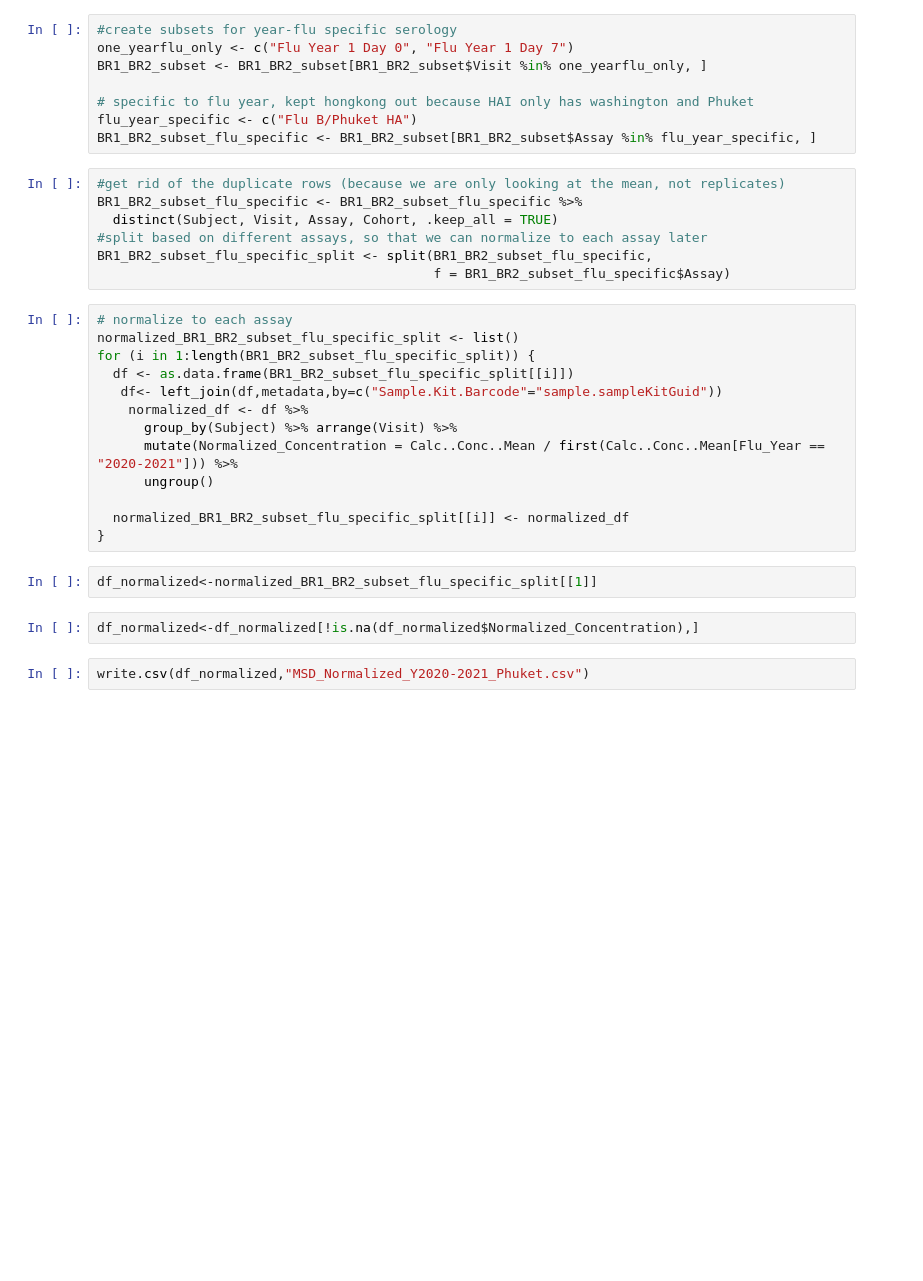
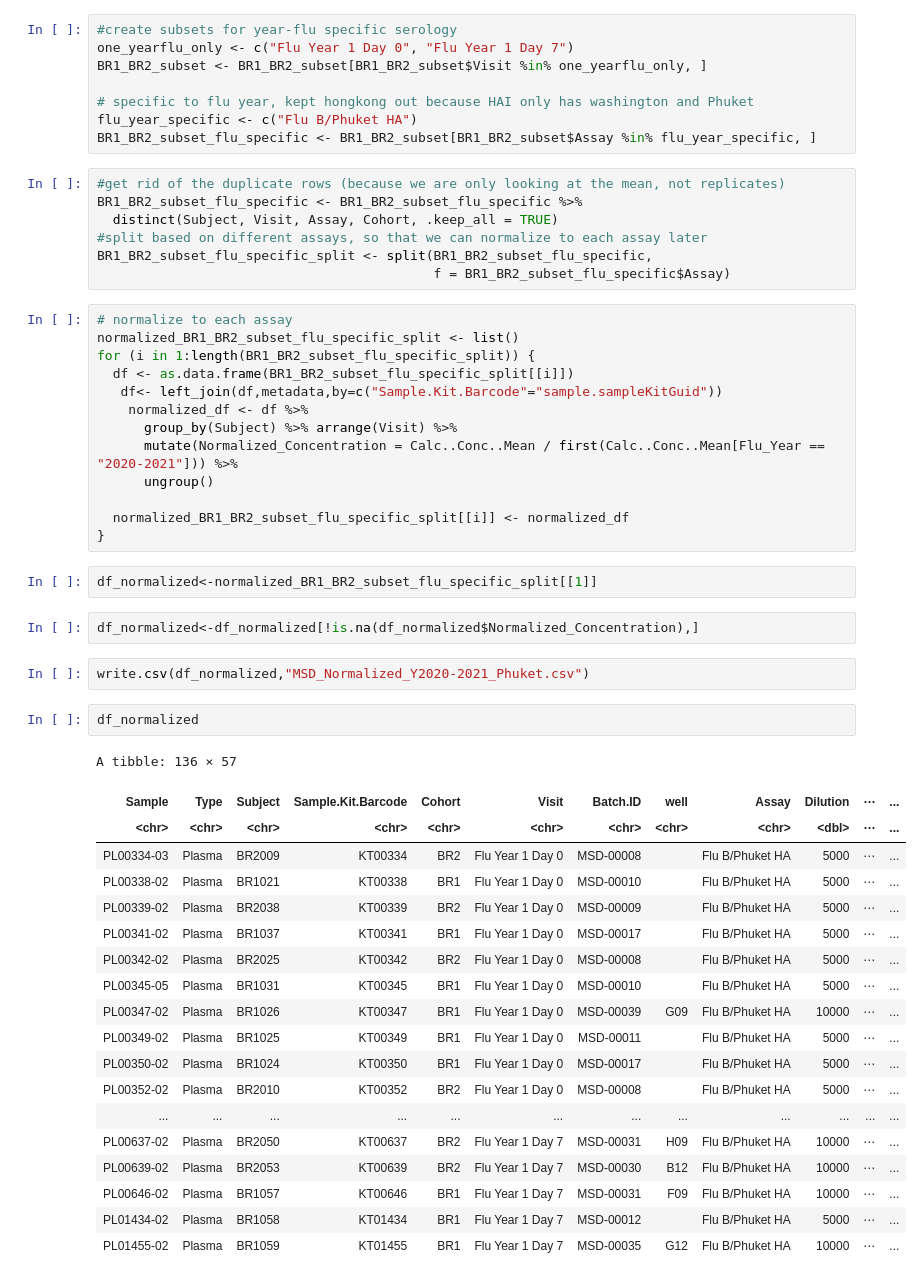
Before and after one commit to aifimmunology/IHA-Figure, a Jupyter notebook: Figure5/04_MSD/01_Calculate_FoldChange.ipynb, the cells around one changed output. Cells and saved outputs as stored; diff of their text form; blank space fills up the shorter version.

```diff
--- a/Figure5/04_MSD/01_Calculate_FoldChange.ipynb
+++ b/Figure5/04_MSD/01_Calculate_FoldChange.ipynb
@@ -70,3 +52,25 @@ df_normalized<-normalized_BR1_BR2_subset_flu_specific_split[[1]]
 df_normalized<-df_normalized[!is.na(df_normalized$Normalized_Concentration),]
 # %%
 write.csv(df_normalized,"MSD_Normalized_Y2020-2021_Phuket.csv")
+# %%
+df_normalized
+# %% [output]
+A tibble: 136 × 57
+| Sample | Type | Subject | Sample.Kit.Barcode | Cohort | Visit | Batch.ID | well | Assay | Dilution | ⋯ | ... |
+| <chr> | <chr> | <chr> | <chr> | <chr> | <chr> | <chr> | <chr> | <chr> | <dbl> | ⋯ | ... |
+| PL00334-03 | Plasma | BR2009 | KT00334 | BR2 | Flu Year 1 Day 0 | MSD-00008 |  | Flu B/Phuket HA | 5000 | ⋯ | ... |
+| PL00338-02 | Plasma | BR1021 | KT00338 | BR1 | Flu Year 1 Day 0 | MSD-00010 |  | Flu B/Phuket HA | 5000 | ⋯ | ... |
+| PL00339-02 | Plasma | BR2038 | KT00339 | BR2 | Flu Year 1 Day 0 | MSD-00009 |  | Flu B/Phuket HA | 5000 | ⋯ | ... |
+| PL00341-02 | Plasma | BR1037 | KT00341 | BR1 | Flu Year 1 Day 0 | MSD-00017 |  | Flu B/Phuket HA | 5000 | ⋯ | ... |
+| PL00342-02 | Plasma | BR2025 | KT00342 | BR2 | Flu Year 1 Day 0 | MSD-00008 |  | Flu B/Phuket HA | 5000 | ⋯ | ... |
+| PL00345-05 | Plasma | BR1031 | KT00345 | BR1 | Flu Year 1 Day 0 | MSD-00010 |  | Flu B/Phuket HA | 5000 | ⋯ | ... |
+| PL00347-02 | Plasma | BR1026 | KT00347 | BR1 | Flu Year 1 Day 0 | MSD-00039 | G09 | Flu B/Phuket HA | 10000 | ⋯ | ... |
+| PL00349-02 | Plasma | BR1025 | KT00349 | BR1 | Flu Year 1 Day 0 | MSD-00011 |  | Flu B/Phuket HA | 5000 | ⋯ | ... |
+| PL00350-02 | Plasma | BR1024 | KT00350 | BR1 | Flu Year 1 Day 0 | MSD-00017 |  | Flu B/Phuket HA | 5000 | ⋯ | ... |
+| PL00352-02 | Plasma | BR2010 | KT00352 | BR2 | Flu Year 1 Day 0 | MSD-00008 |  | Flu B/Phuket HA | 5000 | ⋯ | ... |
+| ... | ... | ... | ... | ... | ... | ... | ... | ... | ... | ... | ... |
+| PL00637-02 | Plasma | BR2050 | KT00637 | BR2 | Flu Year 1 Day 7 | MSD-00031 | H09 | Flu B/Phuket HA | 10000 | ⋯ | ... |
+| PL00639-02 | Plasma | BR2053 | KT00639 | BR2 | Flu Year 1 Day 7 | MSD-00030 | B12 | Flu B/Phuket HA | 10000 | ⋯ | ... |
+| PL00646-02 | Plasma | BR1057 | KT00646 | BR1 | Flu Year 1 Day 7 | MSD-00031 | F09 | Flu B/Phuket HA | 10000 | ⋯ | ... |
+| PL01434-02 | Plasma | BR1058 | KT01434 | BR1 | Flu Year 1 Day 7 | MSD-00012 |  | Flu B/Phuket HA | 5000 | ⋯ | ... |
+| PL01455-02 | Plasma | BR1059 | KT01455 | BR1 | Flu Year 1 Day 7 | MSD-00035 | G12 | Flu B/Phuket HA | 10000 | ⋯ | ... |
```
Also changed, not shown: parts of 1 cell of this notebook, 19 other files.
